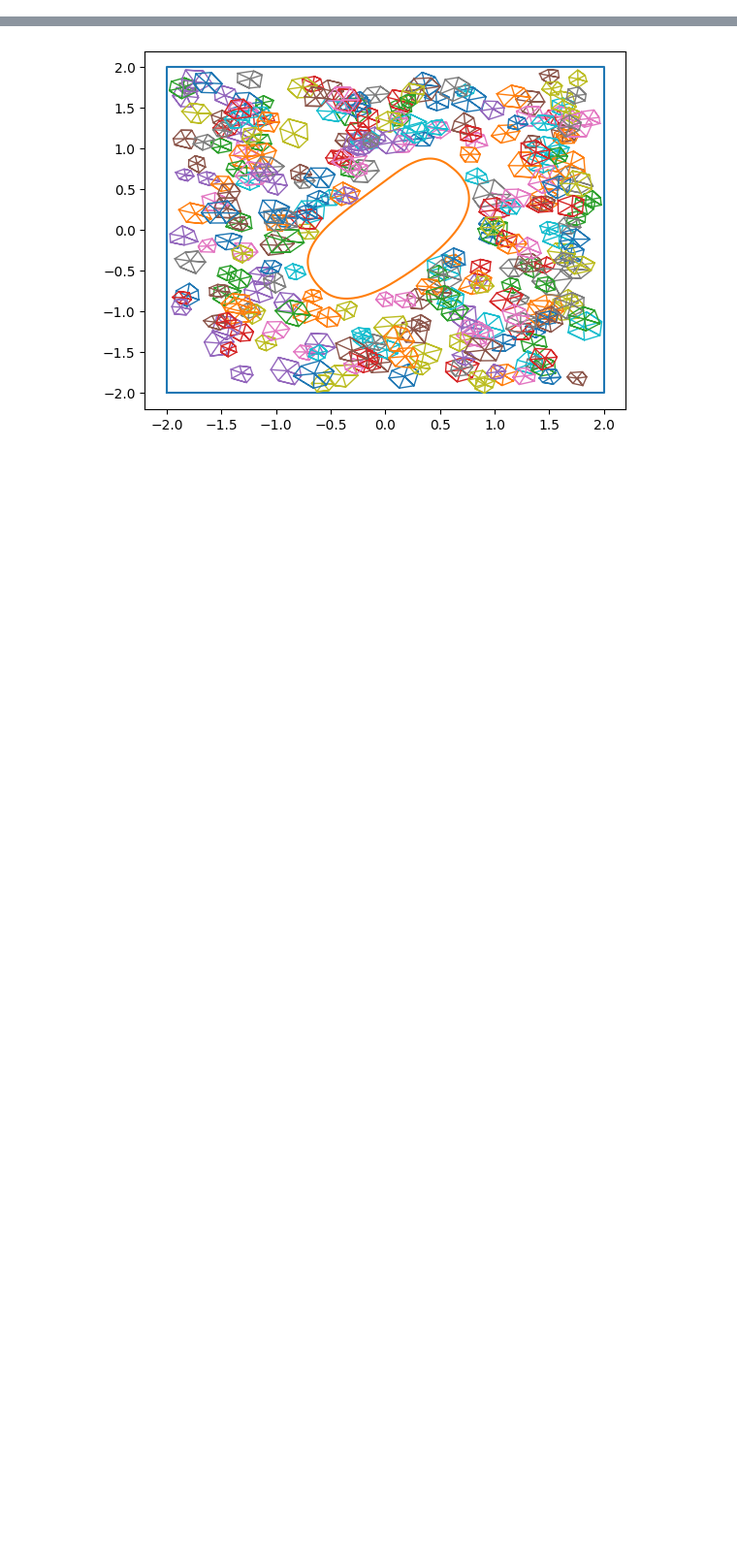
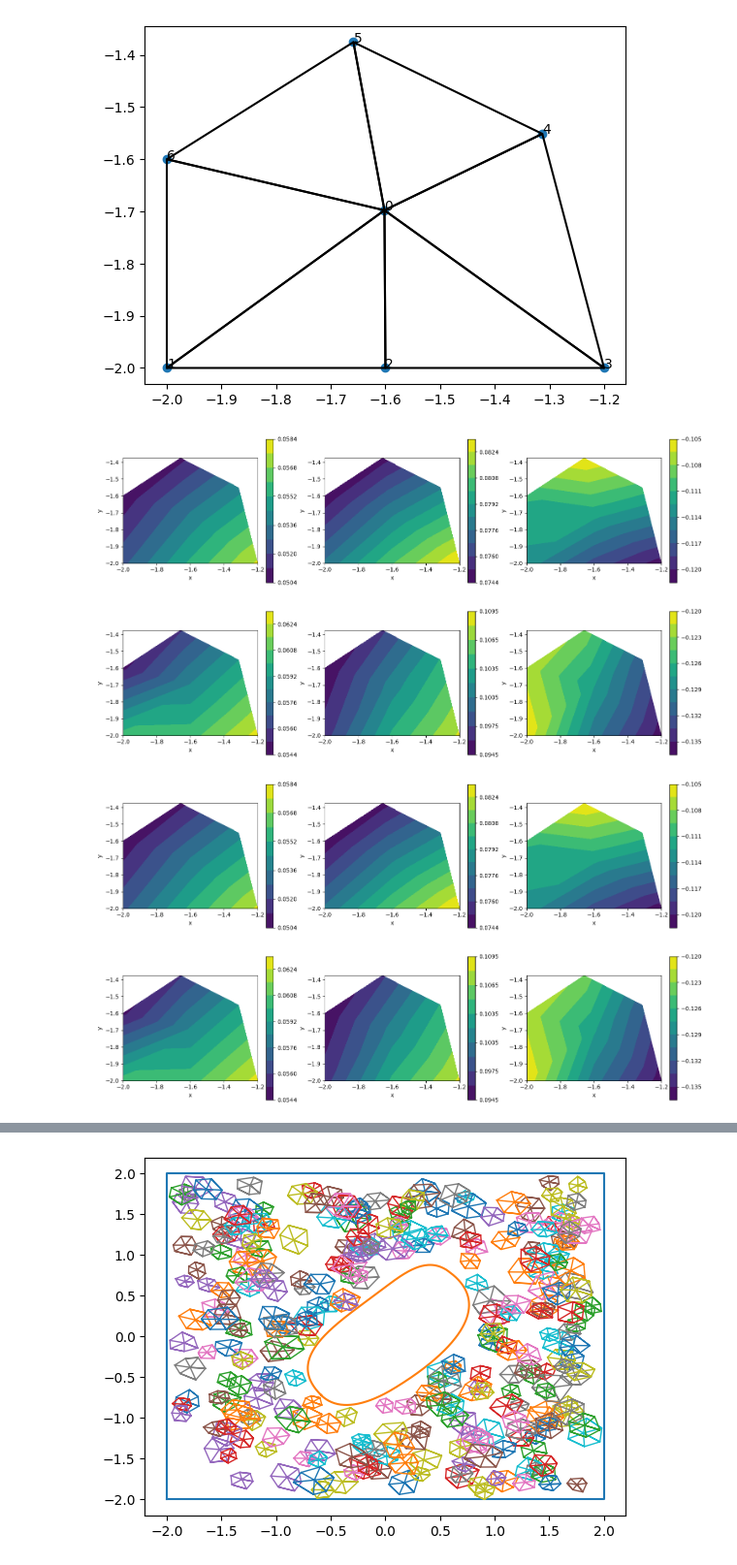
Before and after one commit to jh6220/SINNs-FEM, a Jupyter notebook: SINNs_FEM_implementationV2.ipynb, the cells around one changed output, grey strips where cells are left out. Shown at 97% size. Cells and saved outputs as stored; diff of their text form; code cells hidden in the pictures; blank space fills up the shorter version.

```diff
--- a/SINNs_FEM_implementationV2.ipynb
+++ b/SINNs_FEM_implementationV2.ipynb
@@ -1282,0 +1345,25 @@ True velocity fields
+# %%
+df = df_l_plot.iloc[[6,0,1,2,5,4,3]]
+nodes = df[['x','y']].values
+plt.scatter(nodes[:,0],nodes[:,1])
+for i in range(nodes.shape[0]):
+    plt.text(nodes[i,0],nodes[i,1],str(i))
+
+for el in elementsTP:
+    plt.plot(nodes[el[[0,1,2,0]],0],nodes[el[[0,1,2,0]],1],'k')
+
+boundaryNodes = np.array([1,2,3,4,5,6])
+internalNodes = np.array([0])
+l_test = df[['l0','l1','l2','l3','l4','l5']].values
+l_BC = l_test[boundaryNodes]
+
+l_model = SolveFEM(nodes, elementsTP, boundaryNodes, l_BC, internalNodes, 6, P.numpy())
+
+PlotFEMsolution(nodes, elementsTP,l_test)
+PlotFEMsolution(nodes, elementsTP,l_model)
+
+res = residualFEM(nodes, elementsTP, boundaryNodes, l_test, internalNodes, r, GetA(P).numpy())
+# %% [output]
+[figure, added]
+[figure, added]
+[figure, added]
```
Also changed, not shown: parts of 35 cells of this notebook, 1 other file.
